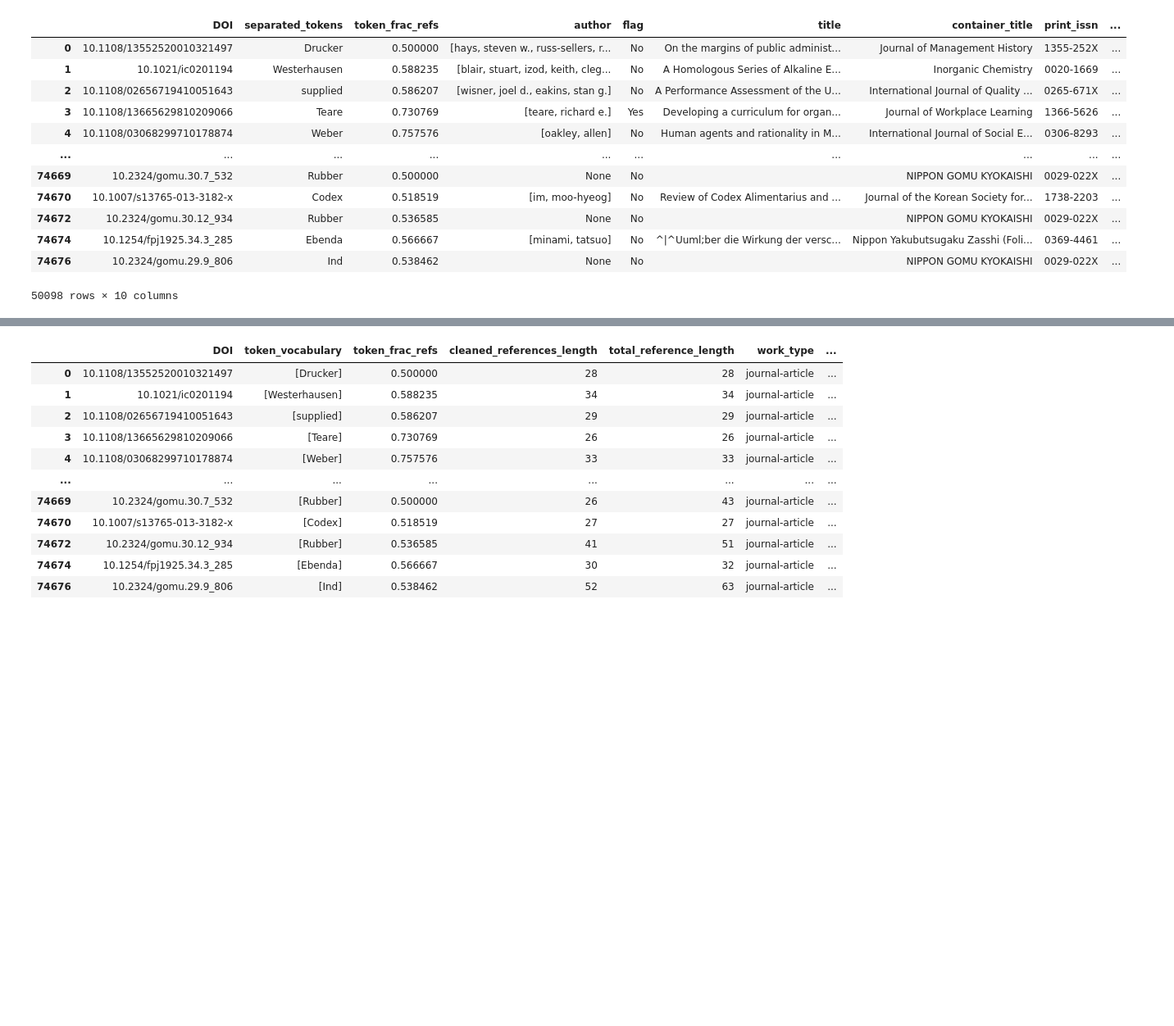
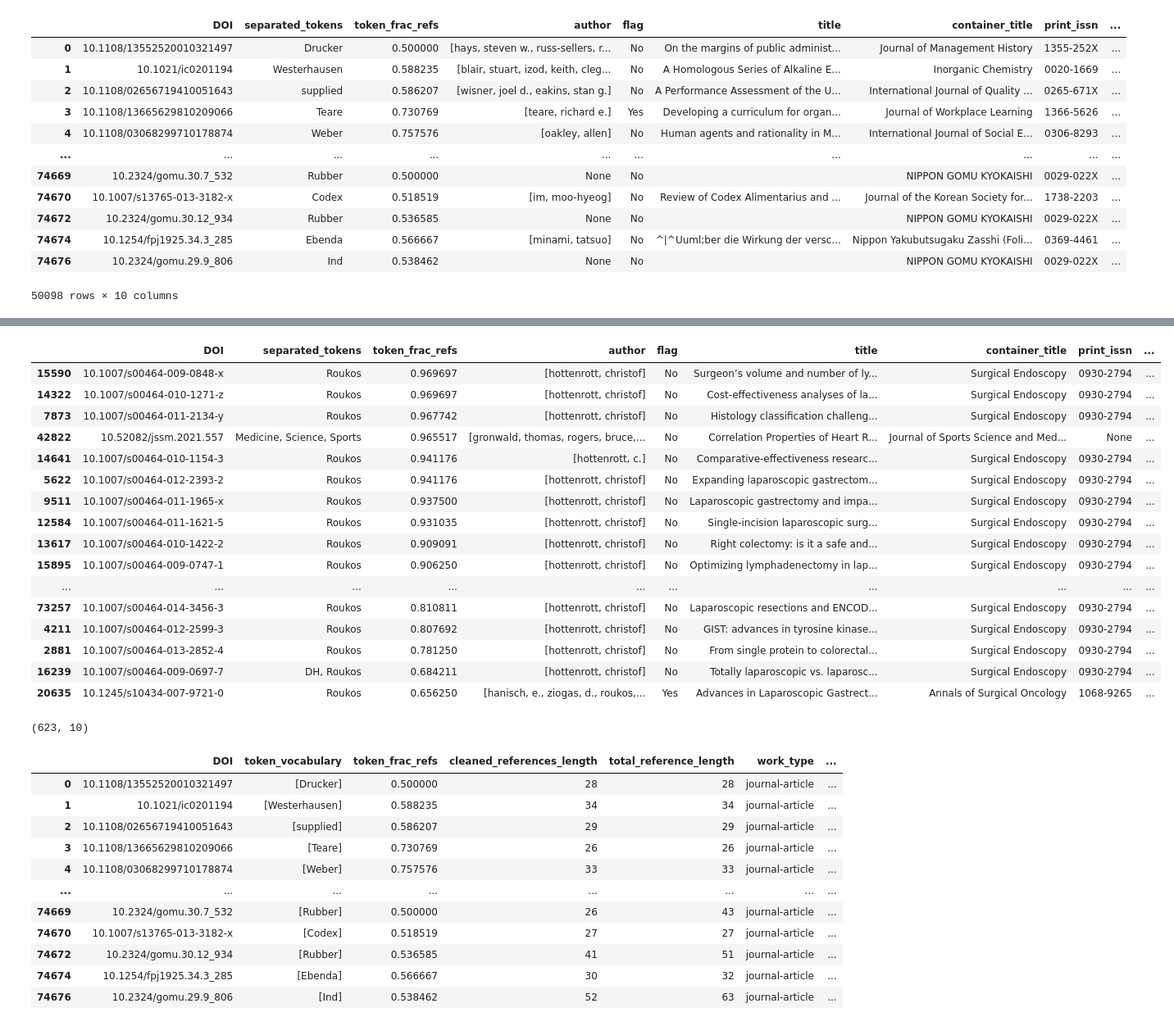
Before and after one commit to eshadatta/sneaked_refs_explorations, a Jupyter notebook: cluster_similar_titles.ipynb, the cells around one changed output, grey strips where cells are left out. Shown: that part at 82% size. Drawn from its saved outputs; the diff is of its cells as text; code cells hidden in the pictures; blank space fills up the shorter version.

```diff
--- a/cluster_similar_titles.ipynb
+++ b/cluster_similar_titles.ipynb
@@ -70,3 +121,9 @@ journal_articles_df
 | 74674 | 10.1254/fpj1925.34.3_285 | Ebenda | 0.566667 | [minami, tatsuo] | No | ^|^Uuml;ber die Wirkung der versc... | Nippon Yakubutsugaku Zasshi (Foli... | 0369-4461 | ... |
 | 74676 | 10.2324/gomu.29.9_806 | Ind | 0.538462 | None | No |  | NIPPON GOMU KYOKAISHI | 0029-022X | ... |
 50098 rows × 10 columns
+# %%
+#def sep_author(row):
+a = journal_articles_df.copy()
+a['sep_author'] = a[~a.author.isnull()].author.apply(lambda x: ", ".join(list(x)))
+a = a[~a.author.isnull()]
+a
@@ -73,3 +184,62 @@ journal_articles_df
+# %%
+h_dois = [
+'10.1007/s00464-013-2988-2',
+'10.1007/s00464-013-2852-4',
+'10.1007/s00464-012-2650-4',
+'10.1007/s00464-012-2599-3',
+'10.1007/s00464-012-2570-3',
+'10.1007/s00464-012-2467-1',
+'10.1007/s00464-012-2411-4',
+'10.1007/s00464-012-2393-2',
+'10.1007/s00464-012-2316-2',
+'10.1007/s00464-012-2275-7',
+'10.1007/s00464-011-2134-y',
+'10.1007/s00464-011-1965-x',
+'10.1007/s00464-011-1935-3',
+'10.1007/s00464-011-1893-9',
+'10.1007/s00464-011-1894-8',
+'10.1007/s00464-011-1808-9',
+'10.1007/s00464-011-1621-5',
+'10.1007/s00464-010-1547-3',
+'10.1007/s00464-010-1422-2',
+'10.1007/s00464-010-1271-z',
+'10.1007/s00464-010-1215-7',
+'10.1007/s00464-010-1154-3',
+'10.1007/s00464-010-1021-2',
+'10.1007/s00464-010-1022-1',
+'10.1007/s00464-009-0848-x',
+'10.1007/s00464-009-0749-z',
+'10.1007/s00464-009-0747-1',
+'10.1007/s00464-009-0697-7',
+'10.1007/s00464-009-0643-8',
+'10.1007/s00464-009-0523-2',
+'10.1245/s10434-007-9721-0',
+'10.52082/jssm.2021.557',
+'10.1007/s00464-014-3456-3']
+# %%
+a[a.DOI.isin(h_dois)].sort_values('token_frac_refs', ascending=False)
+# %% [output]
+|  | DOI | separated_tokens | token_frac_refs | author | flag | title | container_title | print_issn | ... |
+| 15590 | 10.1007/s00464-009-0848-x | Roukos | 0.969697 | [hottenrott, christof] | No | Surgeon’s volume and number of ly... | Surgical Endoscopy | 0930-2794 | ... |
+| 14322 | 10.1007/s00464-010-1271-z | Roukos | 0.969697 | [hottenrott, christof] | No | Cost-effectiveness analyses of la... | Surgical Endoscopy | 0930-2794 | ... |
+| 7873 | 10.1007/s00464-011-2134-y | Roukos | 0.967742 | [hottenrott, christof] | No | Histology classification challeng... | Surgical Endoscopy | 0930-2794 | ... |
+| 42822 | 10.52082/jssm.2021.557 | Medicine, Science, Sports | 0.965517 | [gronwald, thomas, rogers, bruce,... | No | Correlation Properties of Heart R... | Journal of Sports Science and Med... | None | ... |
+| 14641 | 10.1007/s00464-010-1154-3 | Roukos | 0.941176 | [hottenrott, c.] | No | Comparative-effectiveness researc... | Surgical Endoscopy | 0930-2794 | ... |
+| 5622 | 10.1007/s00464-012-2393-2 | Roukos | 0.941176 | [hottenrott, christof] | No | Expanding laparoscopic gastrectom... | Surgical Endoscopy | 0930-2794 | ... |
+| 9511 | 10.1007/s00464-011-1965-x | Roukos | 0.937500 | [hottenrott, christof] | No | Laparoscopic gastrectomy and impa... | Surgical Endoscopy | 0930-2794 | ... |
+| 12584 | 10.1007/s00464-011-1621-5 | Roukos | 0.931035 | [hottenrott, christof] | No | Single-incision laparoscopic surg... | Surgical Endoscopy | 0930-2794 | ... |
+| 13617 | 10.1007/s00464-010-1422-2 | Roukos | 0.909091 | [hottenrott, christof] | No | Right colectomy: is it a safe and... | Surgical Endoscopy | 0930-2794 | ... |
+| 15895 | 10.1007/s00464-009-0747-1 | Roukos | 0.906250 | [hottenrott, christof] | No | Optimizing lymphadenectomy in lap... | Surgical Endoscopy | 0930-2794 | ... |
+| ... | ... | ... | ... | ... | ... | ... | ... | ... | ... |
+| 73257 | 10.1007/s00464-014-3456-3 | Roukos | 0.810811 | [hottenrott, christof] | No | Laparoscopic resections and ENCOD... | Surgical Endoscopy | 0930-2794 | ... |
+| 4211 | 10.1007/s00464-012-2599-3 | Roukos | 0.807692 | [hottenrott, christof] | No | GIST: advances in tyrosine kinase... | Surgical Endoscopy | 0930-2794 | ... |
+| 2881 | 10.1007/s00464-013-2852-4 | Roukos | 0.781250 | [hottenrott, christof] | No | From single protein to colorectal... | Surgical Endoscopy | 0930-2794 | ... |
+| 16239 | 10.1007/s00464-009-0697-7 | DH, Roukos | 0.684211 | [hottenrott, christof] | No | Totally laparoscopic vs. laparosc... | Surgical Endoscopy | 0930-2794 | ... |
+| 20635 | 10.1245/s10434-007-9721-0 | Roukos | 0.656250 | [hanisch, e., ziogas, d., roukos,... | Yes | Advances in Laparoscopic Gastrect... | Annals of Surgical Oncology | 1068-9265 | ... |
+# %%
+journal_articles_df[(journal_articles_df.duplicated(subset=['title'], keep=False)) & (journal_articles_df.title != "") & (~journal_articles_df.title.isin(domain_stopwords))].shape
+# %% [output]
+(623, 10)
 # %%
 import pandas as pd
 flagged_ja = pd.read_csv('flagged_ja_articles.csv')
```
Also changed, not shown: parts of 27 cells of this notebook.
